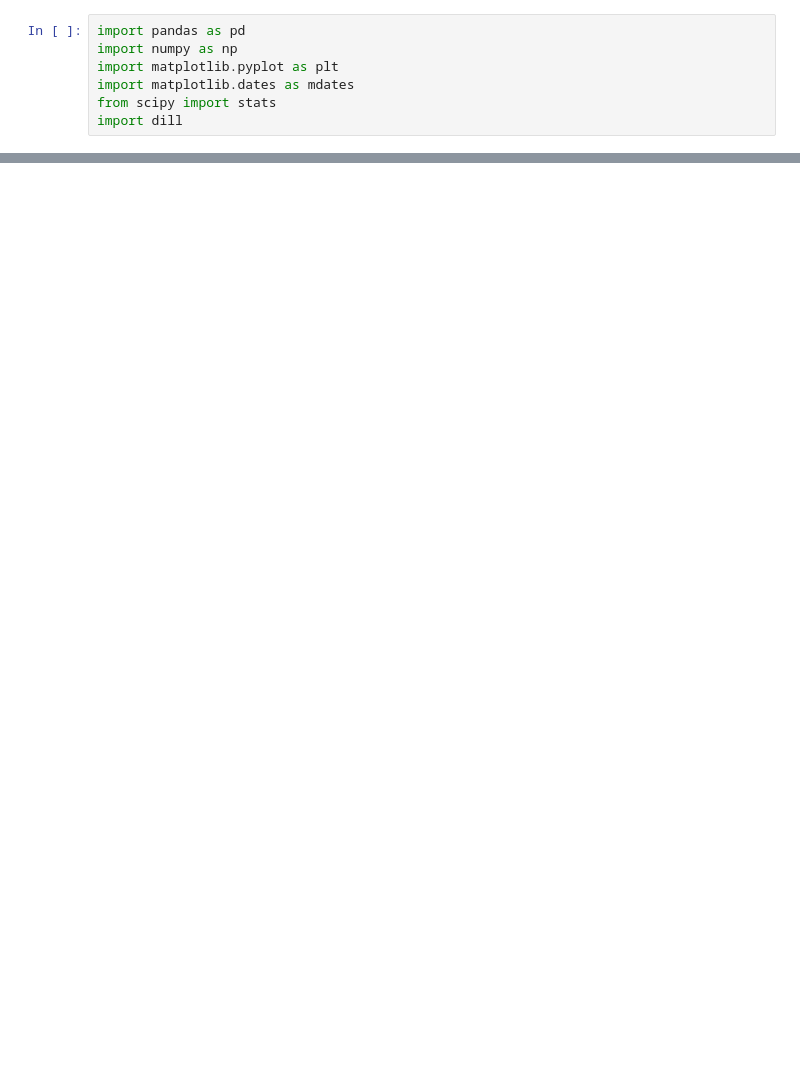
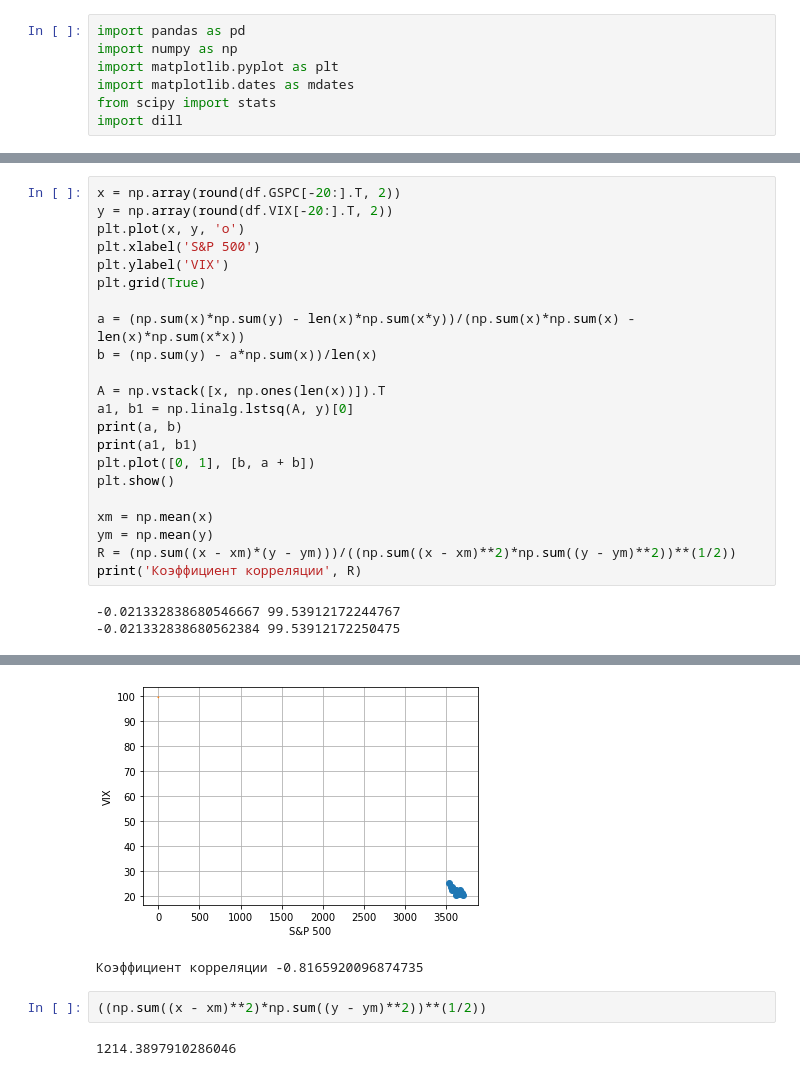
Before and after one commit to ksn38/fin, a Jupyter notebook: cor.ipynb, the cells around one changed output, grey strips where cells are left out. Drawn from its saved outputs; the diff is of its cells as text; blank space fills up the shorter version.

```diff
--- a/cor.ipynb
+++ b/cor.ipynb
@@ -198,0 +111,25 @@ df['1'].corr(pd.Series(preds))
+# %%
+x = np.array(round(df.GSPC[-20:].T, 2))
+y = np.array(round(df.VIX[-20:].T, 2))
+plt.plot(x, y, 'o')
+plt.xlabel('S&P 500')
+plt.ylabel('VIX')
+plt.grid(True)
+
+a = (np.sum(x)*np.sum(y) - len(x)*np.sum(x*y))/(np.sum(x)*np.sum(x) - len(x)*np.sum(x*x))
+b = (np.sum(y) - a*np.sum(x))/len(x)
+
+A = np.vstack([x, np.ones(len(x))]).T
+a1, b1 = np.linalg.lstsq(A, y)[0]
+print(a, b)
+print(a1, b1)
+plt.plot([0, 1], [b, a + b])
+plt.show()
+
+xm = np.mean(x)
+ym = np.mean(y)
+R = (np.sum((x - xm)*(y - ym)))/((np.sum((x - xm)**2)*np.sum((y - ym)**2))**(1/2))
+print('Коэффициент корреляции', R)
+# %% [output]
+-0.021332838680546667 99.53912172244767
+-0.021332838680562384 99.53912172250475
@@ -198,0 +138,6 @@ df['1'].corr(pd.Series(preds))
+[figure, added]
+Коэффициент корреляции -0.8165920096874735
+# %%
+((np.sum((x - xm)**2)*np.sum((y - ym)**2))**(1/2))
+# %% [output]
+1214.3897910286046
```
Also changed, not shown: parts of 21 cells of this notebook, 1 other file.
